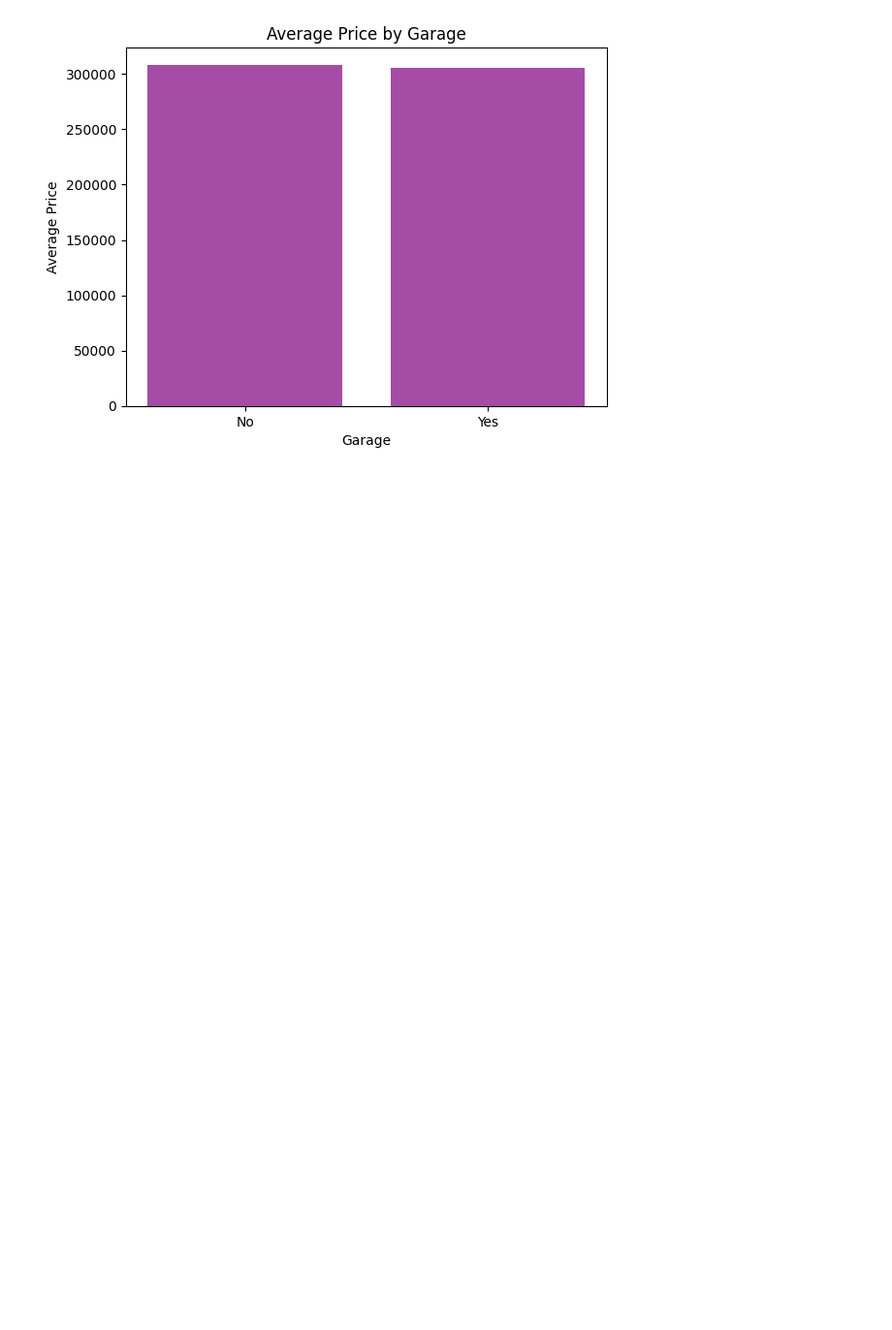
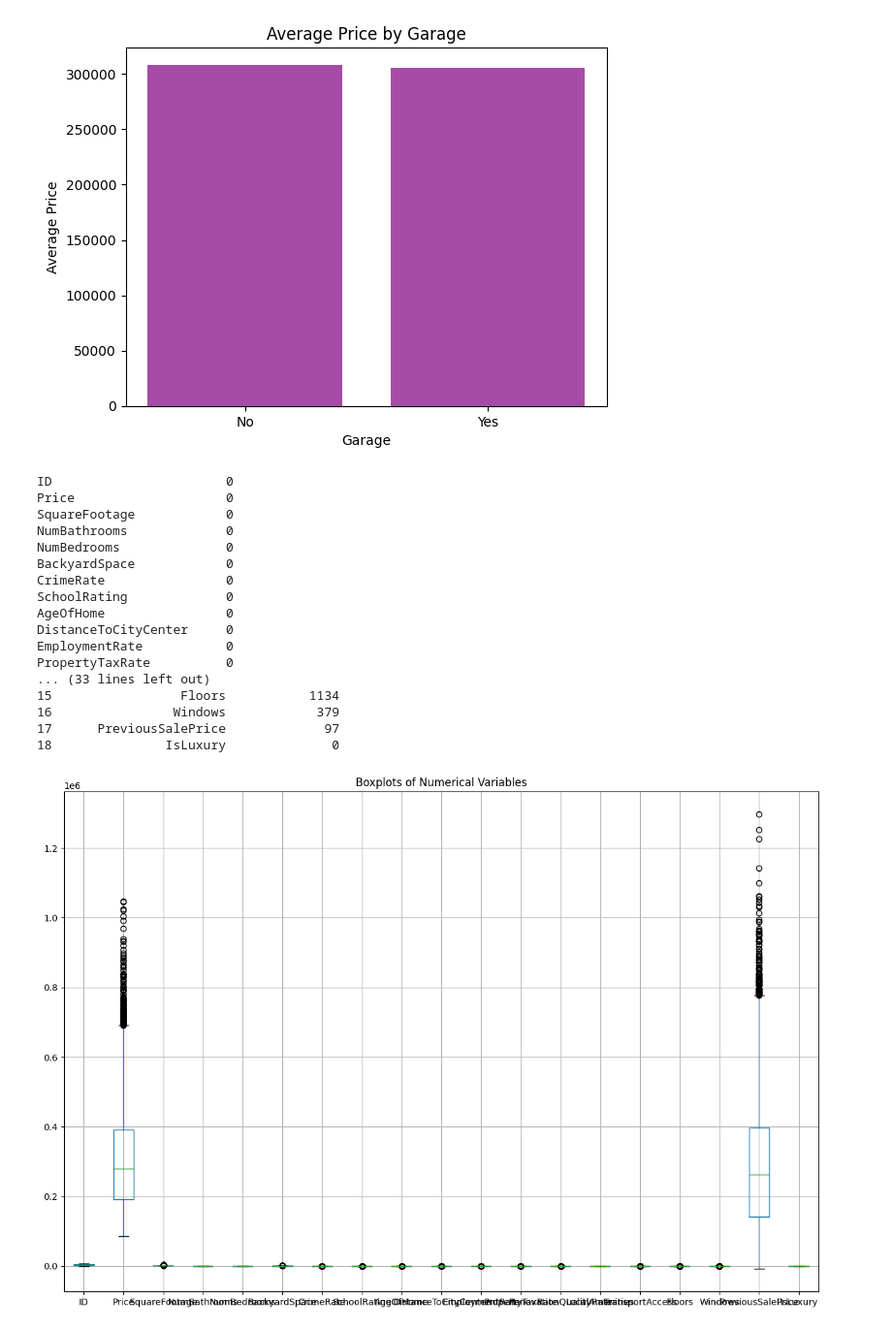
Before and after one commit to JadeFerguson/UGN2-Task1, a Jupyter notebook: UGN2 Task1.ipynb, the cells around one changed output. Shown at 97% size. Cells and saved outputs as stored; diff of their text form; code cells hidden in the pictures; blank space fills up the shorter version.

```diff
--- a/UGN2 Task1.ipynb
+++ b/UGN2 Task1.ipynb
@@ -146,3 +147,52 @@ plt.show()
 [figure]
 [figure]
 [figure]
+# %%
+# Handling missing values
+print(df.isnull().sum())
+
+# There are no missing values in the dataset, so no imputation is necessary.
+
+# Mitigating outliers
+numerical_cols = df.select_dtypes(include=[np.number]).columns
+print(numerical_cols)
+
+# Count outliers in each variable using IQR method
+outlier_summary = []
+for col in numerical_cols:
+    Q1 = df[col].quantile(0.25)
+    Q3 = df[col].quantile(0.75)
+    IQR = Q3 - Q1
+    lower_bound = Q1 - 1.5 * IQR
+    upper_bound = Q3 + 1.5 * IQR
+    outliers = df[(df[col] < lower_bound) | (df[col] > upper_bound)]
+    outlier_summary.append({'Variable': col, 'Outlier Count': len(outliers)})
+outlier_summary= pd.DataFrame(outlier_summary)
+
+print(outlier_summary)
+
+# visualize outliers using boxplots
+plt.figure(figsize=(15, 10))
+df[numerical_cols].boxplot()
+plt.title('Boxplots of Numerical Variables')
+plt.tight_layout
+plt.show()
+# %% [output]
+ID                       0
+Price                    0
+SquareFootage            0
+NumBathrooms             0
+NumBedrooms              0
+BackyardSpace            0
+CrimeRate                0
+SchoolRating             0
+AgeOfHome                0
+DistanceToCityCenter     0
+EmploymentRate           0
+PropertyTaxRate          0
+... (33 lines left out)
+15                 Floors           1134
+16                Windows            379
+17      PreviousSalePrice             97
+18               IsLuxury              0
+[figure, added]
```
Also changed, not shown: parts of 3 cells of this notebook.
